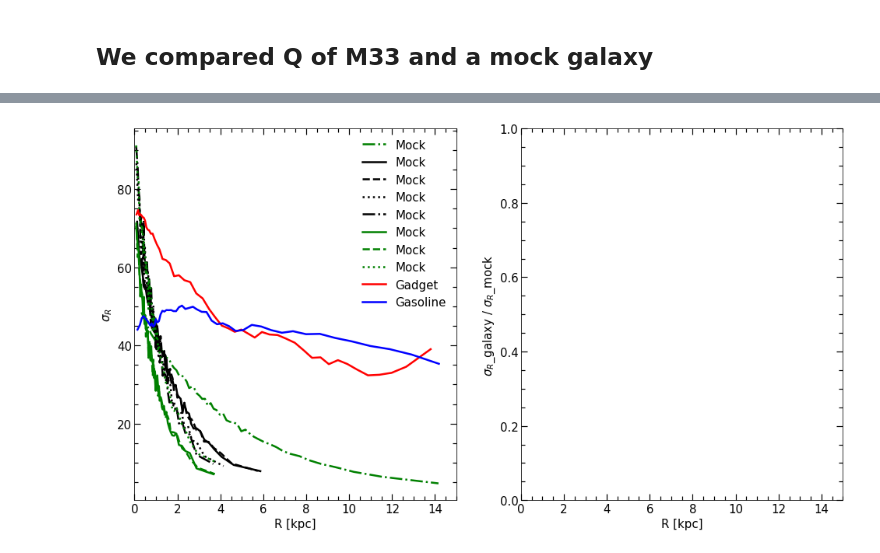
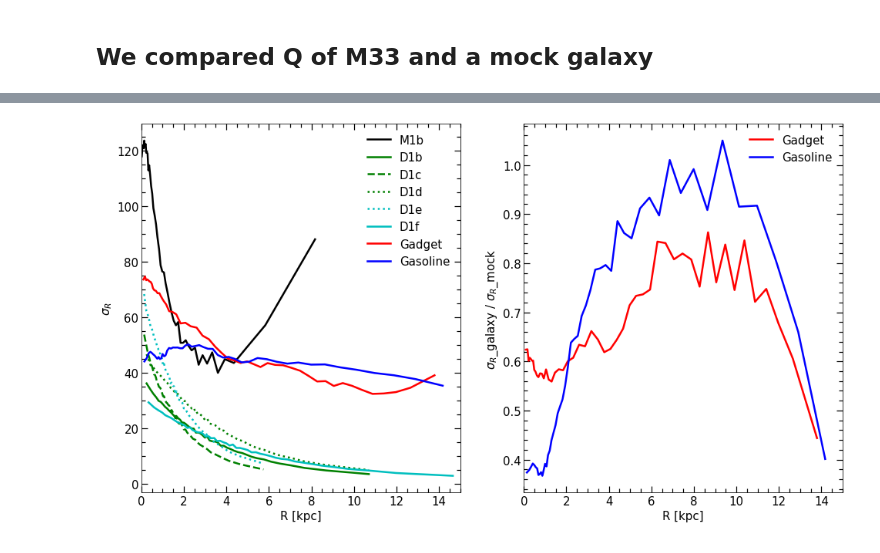
Before and after one commit to ornemarioni/Barras_GdGs, a Jupyter notebook: Barras_Gd/programs/Q_compared_test.ipynb, the cells around one changed output, grey strips where cells are left out. Cells and saved outputs as stored; diff of their text form; code cells hidden in the pictures.

```diff
--- a/Barras_Gd/programs/Q_compared_test.ipynb
+++ b/Barras_Gd/programs/Q_compared_test.ipynb
@@ -69,12 +82,12 @@ Mockd3d_kappa  = data[:,8]
 import numpy as np
 
 path = '/home/omarioni/Barras_GdGs/Barras_Gd/_data/Toomre/test/'
-data = np.loadtxt(path + 'Q_test_mockD3e.dat')
-Mockd3e_rbin   = data[:,0]
-Mockd3e_sigmaz = data[:,1]
-Mockd3e_sigmaR = data[:,2]
-Mockd3e_surden = data[:,4]
-Mockd3e_Vcirc  = data[:,5]
-Mockd3e_rvc    = data[:,6]
-Mockd3e_Q      = data[:,7]
-Mockd3e_kappa  = data[:,8]
+data = np.loadtxt(path + 'Q_test_mockD1f.dat')
+Mockd1f_rbin   = data[:,0]
+Mockd1f_sigmaz = data[:,1]
+Mockd1f_sigmaR = data[:,2]
+Mockd1f_surden = data[:,4]
+Mockd1f_Vcirc  = data[:,5]
+Mockd1f_rvc    = data[:,6]
+Mockd1f_Q      = data[:,7]
+Mockd1f_kappa  = data[:,8]
@@ -211,43 +214,41 @@ plt.show()
 # %%
 import matplotlib.pyplot as plt
 
 fig, ax = plt.subplots(nrows=1, ncols=2, figsize=(16, 8))#,sharey=True
 #                        gridspec_kw = {'height_ratios':[3,1,3,1]}
 fig.subplots_adjust(bottom=0.12, left =0.16, right = 0.95, top = 0.95)
 
-ax[0].plot(Mockd1_rbin, Mockd1_sigmaR,'-.', lw=2.5, color='g', label='Mock')
-ax[0].plot(Mockd3_rbin, Mockd3_sigmaR,'-', lw=2.5, color='k', label='Mock')
-ax[0].plot(Mockd3b_rbin, Mockd3b_sigmaR,'--', lw=2.5, color='k', label='Mock')
-ax[0].plot(Mockd3c_rbin, Mockd3c_sigmaR,':', lw=2.5, color='k', label='Mock')
-ax[0].plot(Mockd3d_rbin, Mockd3d_sigmaR,'-.', lw=2.5, color='k', label='Mock')
-ax[0].plot(Mockd3e_rbin, Mockd3e_sigmaR,'-', lw=2.5, color='g', label='Mock')
-ax[0].plot(Mockd3f_rbin, Mockd3f_sigmaR,'--', lw=2.5, color='g', label='Mock')
-ax[0].plot(Mockd3g_rbin, Mockd3g_sigmaR,':', lw=2.5, color='g', label='Mock')
+ax[0].plot(MockM1b_rbin,  MockM1b_sigmaR, '-', lw=2.5, color='k', label='M1b')
+ax[0].plot(Mockd1b_rbin, Mockd1b_sigmaR, '-', lw=2.5, color='g', label='D1b')
+ax[0].plot(Mockd1c_rbin, Mockd1c_sigmaR,'--',lw=2.5, color='g', label='D1c')
+ax[0].plot(Mockd1d_rbin, Mockd1d_sigmaR,':', lw=2.5, color='g', label='D1d')
+ax[0].plot(Mockd1e_rbin, Mockd1e_sigmaR,':',lw=2.5, color='c', label='D1e')
+ax[0].plot(Mockd1f_rbin, Mockd1f_sigmaR,'-', lw=2.5, color='c', label='D1f')
+# ax[0].plot(Mockd3f_rbin, Mockd3f_sigmaR,'--',lw=2.5, color='c', label='D3f')
+# ax[0].plot(Mockd3g_rbin, Mockd3g_sigmaR,':', lw=2.5, color='c', label='D3g')
 ax[0].plot(M33GD_rbin, M33GD_sigmaR,'-', lw=2.5, color='r', label= 'Gadget')
 ax[0].plot(M33GS_rbin, M33GS_sigmaR,'-', lw=2.5, color='b', label= 'Gasoline')
 # ax[0].set_ylim(0,5)
 ax[0].minorticks_on()
 ax[0].tick_params( labelsize=15)
 ax[0].tick_params('both', length=5, width=1.2,which='minor', direction='in', right=True,top=True)
 ax[0].tick_params('both', length=8, width=1.2,which='major', direction='in', right=True,top=True)
 ax[0].set_ylabel('$\sigma_R$',fontsize=15)
 ax[0].set_xlabel('R [kpc]',fontsize=15)
 ax[0].set_xlim(0,15)
 ax[0].legend(frameon=False, fontsize=15)
 
-# ax[1].plot(M33GD_rbin, M33GD_sigmaR/Mock_sigmaR,'-', lw=2.5, color='r', label= 'Gadget')
-# ax[1].plot(M33GS_rbin, M33GS_sigmaR/Mock_sigmaR,'-', lw=2.5, color='b', label= 'Gasoline')
+ax[1].plot(M33GD_rbin, M33GD_sigmaR/MockM1b_sigmaR,'-', lw=2.5, color='r', label= 'Gadget')
+ax[1].plot(M33GS_rbin, M33GS_sigmaR/MockM1b_sigmaR,'-', lw=2.5, color='b', label= 'Gasoline')
 # ax[1].set_ylim(0,5)
 ax[1].minorticks_on()
 ax[1].tick_params( labelsize=15)
 ax[1].tick_params('both', length=5, width=1.2,which='minor', direction='in', right=True,top=True)
 ax[1].tick_params('both', length=8, width=1.2,which='major', direction='in', right=True,top=True)
 ax[1].set_ylabel('$\sigma_R$_galaxy / $\sigma_R$_mock',fontsize=15)
 ax[1].set_xlabel('R [kpc]',fontsize=15)
 ax[1].set_xlim(0,15)
-
 ax[1].legend(frameon=False, fontsize=15)
-
 plt.show()
 # %% [output]
-[figure, old version]
+[figure, new version]
```
Also changed, not shown: parts of 15 cells of this notebook, 3 other files.
